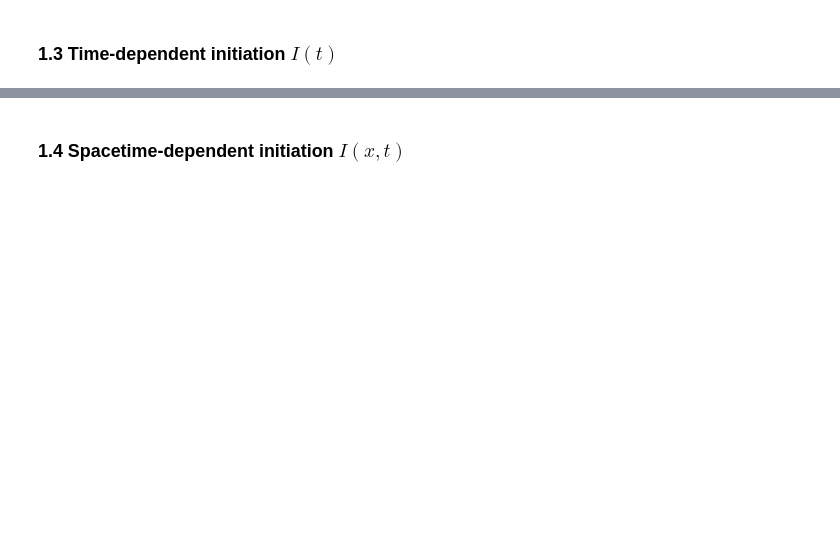
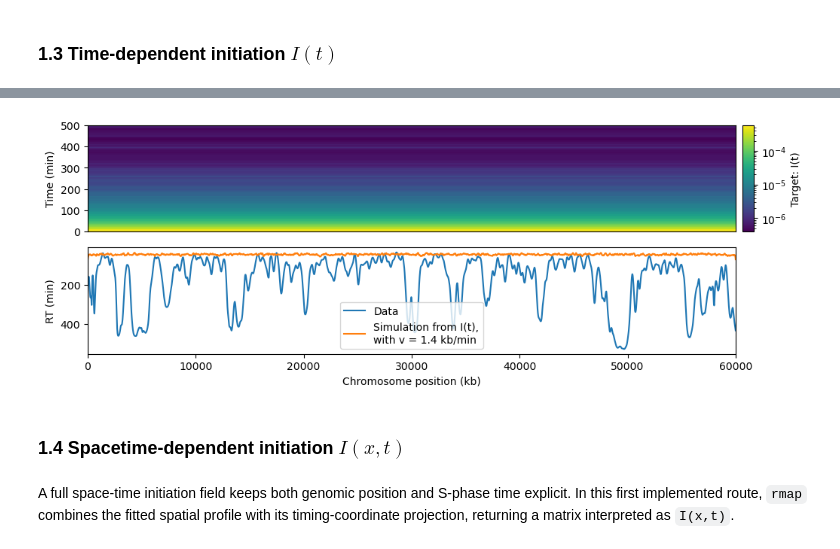
Before and after one commit to fberkemeier/DNAscape, a Jupyter notebook: examples/2_mapping.ipynb, the cells around one changed output, grey strips where cells are left out. Drawn from its saved outputs; the diff is of its cells as text; code cells hidden in the pictures; blank space fills up the shorter version.

Commit message:
Add joint kinetic mapping route

```diff
--- a/examples/2_mapping.ipynb
+++ b/examples/2_mapping.ipynb
@@ -194,0 +236,12 @@ mplotf(
+# %%
+replication_timing_sim_time = rsim(
+    source={
+        "firing_rate": firing_rate_time,
+        "fork_speed": fork_speed,
+    },
+    assumptions={
+        "sim_number": 100,
+        "interval_kb": interval_kb,
+        "resolution_t": 5,
+    },
+)["replication_timing"]
@@ -195,2 +250,24 @@ mplotf(
+# %%
+mplotf(
+    [
+        firing_rate_time,
+        [replication_timing, replication_timing_sim_time],
+    ],
+    mlabels=[
+        ["Target: I(t)"],
+        ["Data", f"Simulation from I(t),\nwith v = {fork_speed} kb/min"],
+    ],
+    mx_array=positions_kb,
+    mresolution_t=[5, 1],
+    minvyQ=[False, True],
+    mlogzQ=[True, False],
+    mxtitle=["", "Chromosome position (kb)"],
+    mytitle=["Time (min)", "RT (min)"],
+    figsize=(10, 1.9),
+)
+# %% [output]
+[figure, added]
 # %% [markdown]
 ### 1.4 Spacetime-dependent initiation $I(x,t)$
+# %% [markdown]
+A full space-time initiation field keeps both genomic position and S-phase time explicit. In this first implemented route, `rmap` combines the fitted spatial profile with its timing-coordinate projection, returning a matrix interpreted as `I(x,t)`.
```
Also changed, not shown: parts of 58 cells of this notebook, 3 other files.
